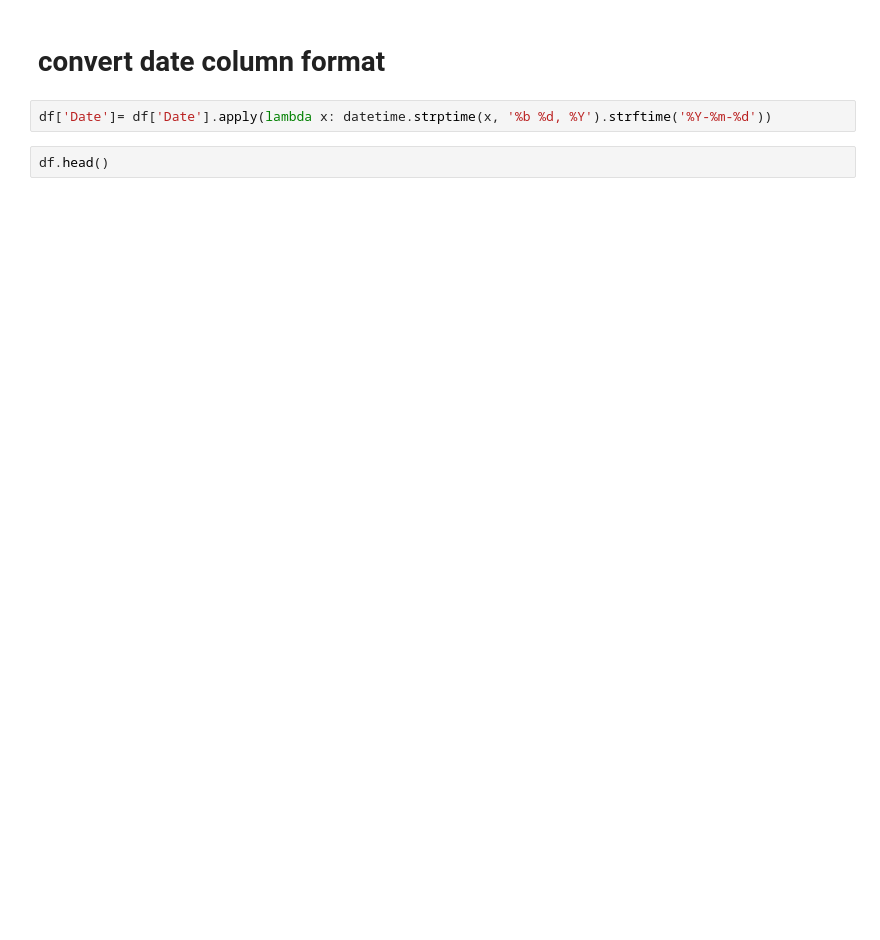
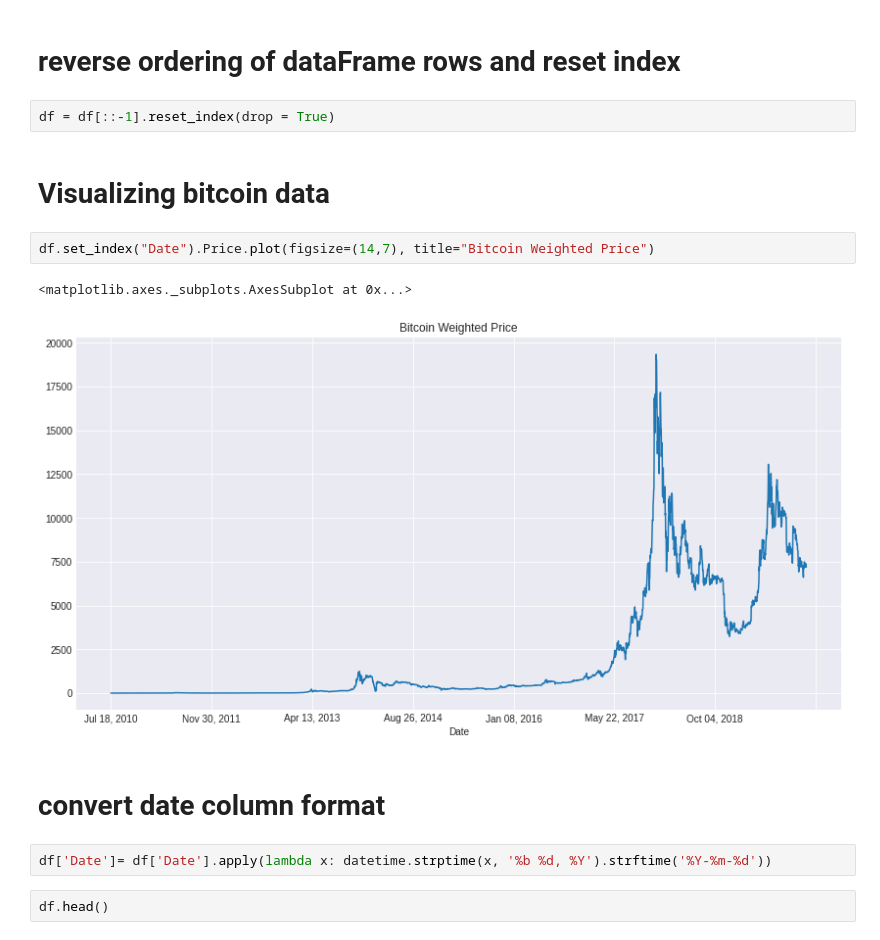
Before and after one commit to MahdyShayesteh/SBU_DataMining_Python, a Jupyter notebook: exercise3_part3.ipynb, the cells around one changed output. Saved outputs shown, nothing was run; the diff lists cells and outputs as text; blank space fills up the shorter version.

```diff
--- a/exercise3_part3.ipynb
+++ b/exercise3_part3.ipynb
@@ -32,3 +69,14 @@ Drive already mounted at /content/drive; to attempt to forcibly remount, call dr
+# %% [markdown]
+# reverse ordering of dataFrame rows and reset index
+# %%
+df = df[::-1].reset_index(drop = True)
+# %% [markdown]
+# Visualizing bitcoin data
+# %%
+df.set_index("Date").Price.plot(figsize=(14,7), title="Bitcoin Weighted Price")
+# %% [output]
+<matplotlib.axes._subplots.AxesSubplot at 0x...>
+[figure, added]
 # %% [markdown]
 # convert date column format
 # %%
```
Also changed, not shown: parts of 21 cells of this notebook.
